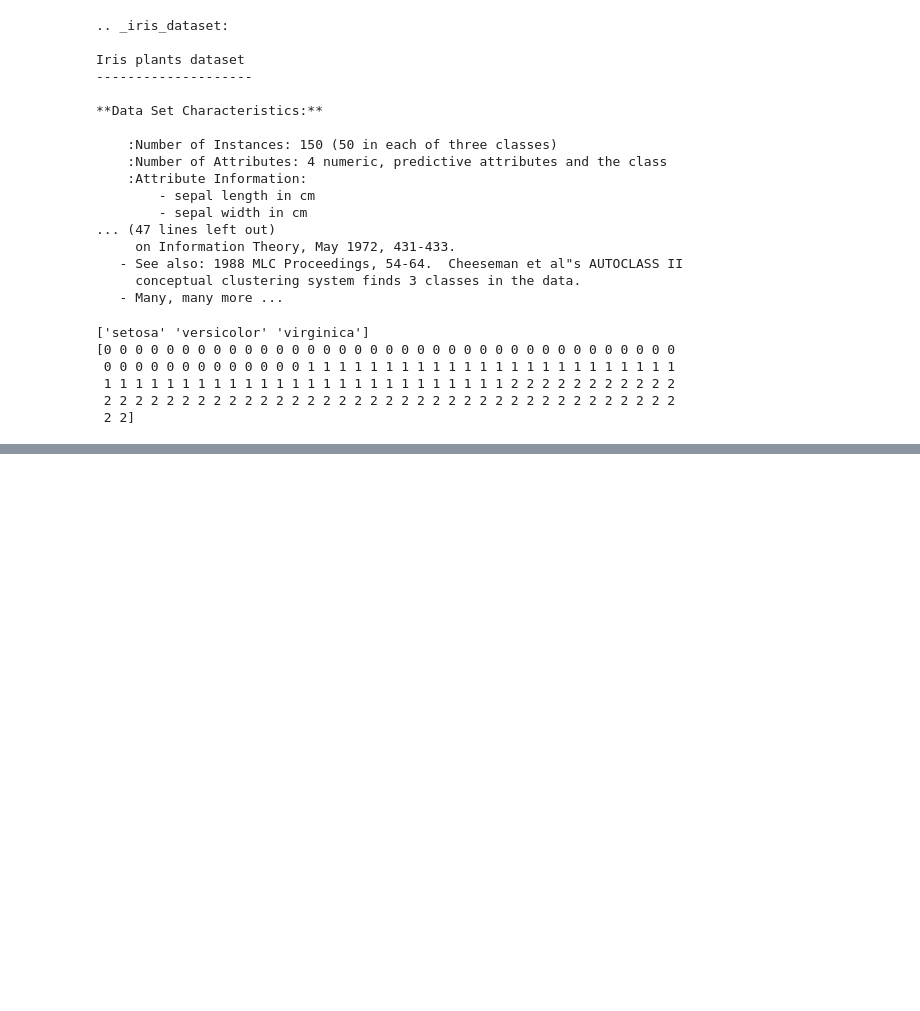
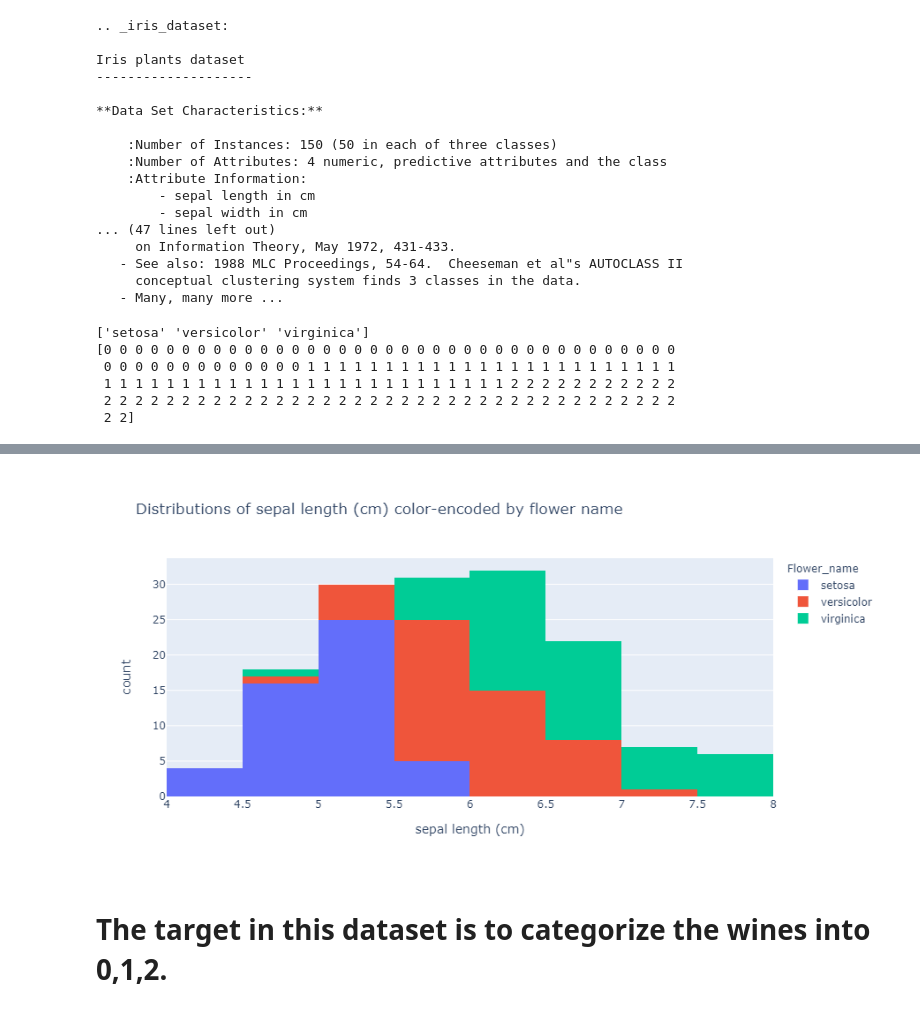
Before and after one commit to Aastha-Shreya/Practise_Projects, a Jupyter notebook: Visualization_of_data.ipynb, the cells around one changed output, grey strips where cells are left out. Cells and saved outputs as stored; diff of their text form; code cells hidden in the pictures; blank space fills up the shorter version.

```diff
--- a/Visualization_of_data.ipynb
+++ b/Visualization_of_data.ipynb
@@ -79,0 +125,11 @@ print(iris['data'][:5])
+# %%
+#Here we are going to draw histogram plot
+chart2 = px.histogram(iris_df,
+                   x="sepal length (cm)",
+                   color="Flower_name",
+                   title="Distributions of sepal length (cm) color-encoded by flower name")
+chart2.show()
+# %% [output]
+[figure, added]
+# %% [markdown]
+# The target in this dataset is to categorize the wines into 0,1,2.
```
Also changed, not shown: parts of 11 cells of this notebook.
